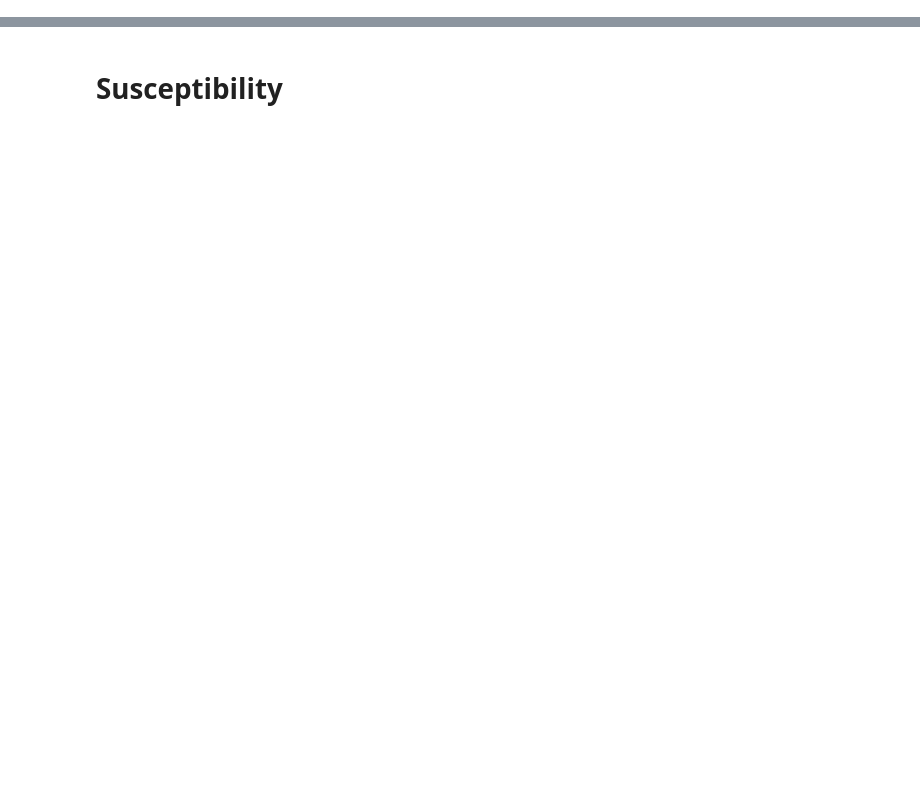
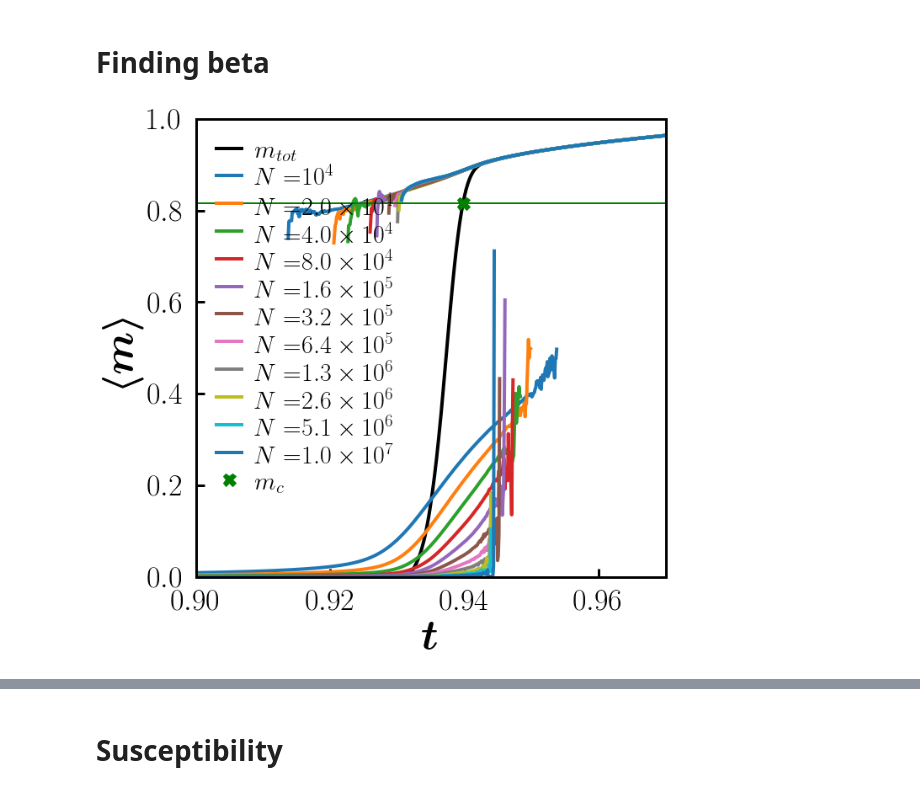
Before and after one commit to hoyunchoi/mBFW, a Jupyter notebook: src/exponents.ipynb, the cells around one changed output, grey strips where cells are left out. Saved outputs shown, nothing was run; the diff lists cells and outputs as text; code cells hidden in the pictures; blank space fills up the shorter version.

```diff
--- a/src/exponents.ipynb
+++ b/src/exponents.ipynb
@@ -59,3 +76,37 @@ for networkSize in [10000, 20000, 40000, 80000, 160000, 320000]:
 # %%
 networkSize, acceptanceThreshold = 10240000, 0.5
 current = networkSize, acceptanceThreshold
+points[current] = rd.readPoints(networkSize, acceptanceThreshold)
+t_c, m_c = points[current]["t_c"], points[current]["m_c"]
+# %% [markdown]
+# Finding beta
+# %%
+fig, ax = plt.subplots()
+ax.set_rasterized(True)
+
+t, op = avgLinBin(time[10240000], orderParameter[(10240000, 0.5)])
+ax.plot(t, op, 'k-', label=latex_string("m_{tot}"))
+
+
+def plotNetOP():
+    for networkSize in networkSizeList:
+        current = networkSize, acceptanceThreshold
+        color = next(ax._get_lines.prop_cycler)['color']
+        net_t, net_op = avgLinBin(*netOrderParameter[current]["78sub"], min_val=0, max_val=networkSize - 1, delta=networkSize / 1e4)
+        ax.plot(net_t / networkSize, net_op, color = color)
+        net_t, net_op = avgLinBin(*netOrderParameter[current]["78super"], min_val=0, max_val=networkSize - 1, delta=networkSize / 1e4)
+        ax.plot(net_t / networkSize, net_op, label=latex_string("N=") + latex_sci(networkSize, 1), color = color)
+
+plotNetOP()
+
+ax.plot([0, 1], [m_c, m_c], 'g-', linewidth=2)
+ax.plot(t_c, m_c, 'gX', label=latex_string("m_c"))
+ax.set_xlim(0.9, 0.97)
+ax.set_ylim(0, 1)
+ax.set_xlabel(latex_bold_string("t"))
+ax.set_ylabel(latex_bold_string("\langle m \\rangle"))
+ax.legend(loc="best", fontsize=30)
+
+fig.show()
+# %% [output]
+[figure, added]
```
Also changed, not shown: parts of 9 cells of this notebook, 7 other files.
